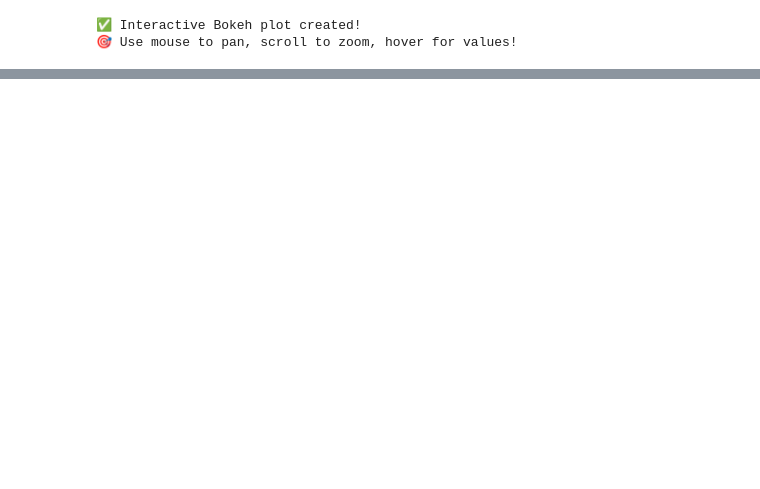
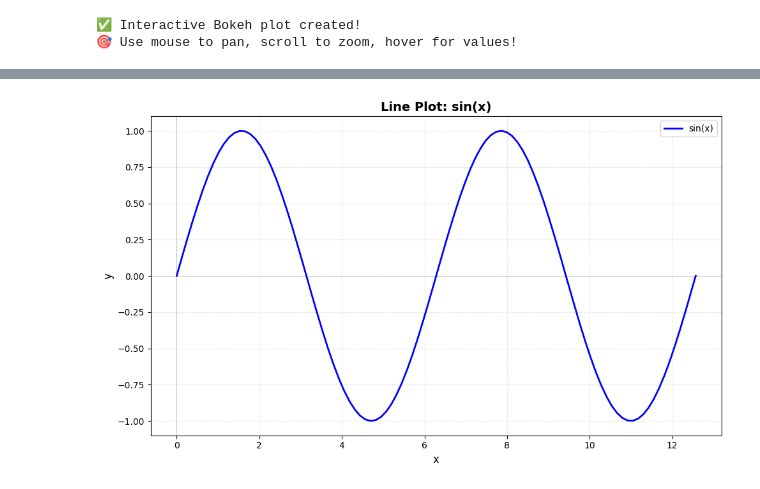
Before and after one commit to pointcarre-app/maths.pm, a Jupyter notebook: pms/dataviz2/files/99_test_consistency_codex_jupyter_local.ipynb, the cells around one changed output, grey strips where cells are left out. Saved outputs shown, nothing was run; the diff lists cells and outputs as text; code cells hidden in the pictures; blank space fills up the shorter version.

```diff
--- a/pms/dataviz2/files/99_test_consistency_codex_jupyter_local.ipynb
+++ b/pms/dataviz2/files/99_test_consistency_codex_jupyter_local.ipynb
@@ -478,0 +570,85 @@ print("🎯 Use mouse to pan, scroll to zoom, hover for values!")
+# %%
+# Advanced interactive plot with multiple options
+from ipywidgets import interact, Dropdown, IntSlider, RadioButtons
+
+def interactive_multi_plot(plot_type='Line', function='sin', n_points=100, color='blue'):
+    """
+    Create different types of plots with various functions
+
+    Parameters:
+    - plot_type: Type of plot (Line, Scatter, Bar)
+    - function: Mathematical function to plot
+    - n_points: Number of data points
+    - color: Color of the plot
+    """
+    # Generate x values based on plot type
+    if plot_type == 'Bar':
+        x = np.arange(min(20, n_points))  # Limit bars for readability
+    else:
+        x = np.linspace(0, 4 * np.pi, n_points)
+
+    # Calculate y values based on selected function
+    if function == 'sin':
+        y = np.sin(x)
+        func_label = 'sin(x)'
+    elif function == 'cos':
+        y = np.cos(x)
+        func_label = 'cos(x)'
+    elif function == 'exp':
+        y = np.exp(-x/5) * np.cos(x)
+        func_label = 'e^(-x/5) * cos(x)'
+    elif function == 'quadratic':
+        y = -0.1 * (x - 2*np.pi)**2 + 2
+        func_label = '-0.1(x - 2π)² + 2'
+    else:  # linear
+        y = 0.2 * x - 1
+        func_label = '0.2x - 1'
+
+    # Create the plot
+    fig, ax = plt.subplots(figsize=(10, 6))
+
+    # Plot based on selected type
+    if plot_type == 'Line':
+        ax.plot(x, y, color=color, linewidth=2, label=func_label)
+    elif plot_type == 'Scatter':
+        ax.scatter(x, y, color=color, alpha=0.6, s=20, label=func_label)
+    else:  # Bar
+        ax.bar(x, y, color=color, alpha=0.7, label=func_label, width=0.5)
+
+    # Customize plot
+    ax.set_xlabel('x', fontsize=12)
+    ax.set_ylabel('y', fontsize=12)
+    ax.set_title(f'{plot_type} Plot: {func_label}', fontsize=14, fontweight='bold')
+    ax.legend(loc='best')
+    ax.grid(True, alpha=0.3, linestyle='--')
+
+    # Add zero lines
+    ax.axhline(y=0, color='k', linestyle='-', linewidth=0.5, alpha=0.3)
+    ax.axvline(x=0, color='k', linestyle='-', linewidth=0.5, alpha=0.3)
+
+    plt.tight_layout()
+    plt.show()
+
+    # Display info
+    print(f"📊 Displaying {plot_type} plot with {n_points} points")
+    print(f"📈 Function: {func_label}")
+    print(f"🎨 Color: {color}")
+
+# Create interactive interface with various widgets
+interact(interactive_multi_plot,
+         plot_type=RadioButtons(options=['Line', 'Scatter', 'Bar'],
+                                value='Line',
+                                description='Plot Type:'),
+         function=Dropdown(options=['sin', 'cos', 'exp', 'quadratic', 'linear'],
+                          value='sin',
+                          description='Function:'),
+         n_points=IntSlider(value=100, min=10, max=500, step=10,
+                           description='Points:',
+                           continuous_update=False),
+         color=Dropdown(options=['blue', 'red', 'green', 'purple', 'orange', 'black'],
+                       value='blue',
+                       description='Color:'))
+
+print("\n🚀 Experiment with different combinations of settings!")
+# %% [output]
+[figure, added]
```
Also changed, not shown: parts of 13 cells of this notebook, 32 other files.
